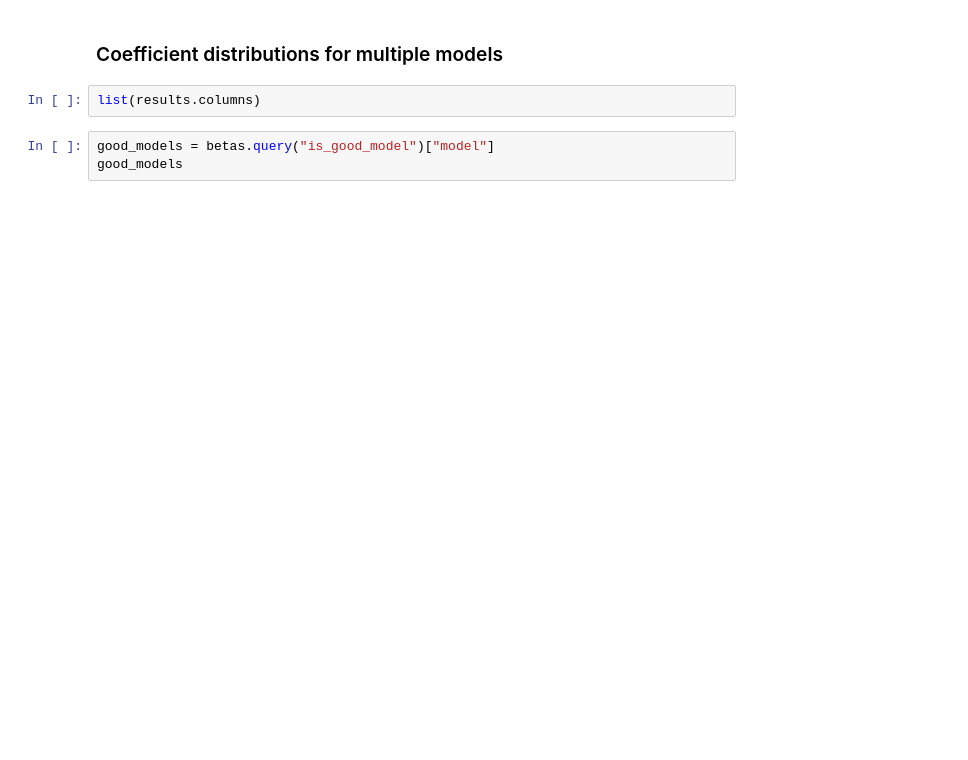
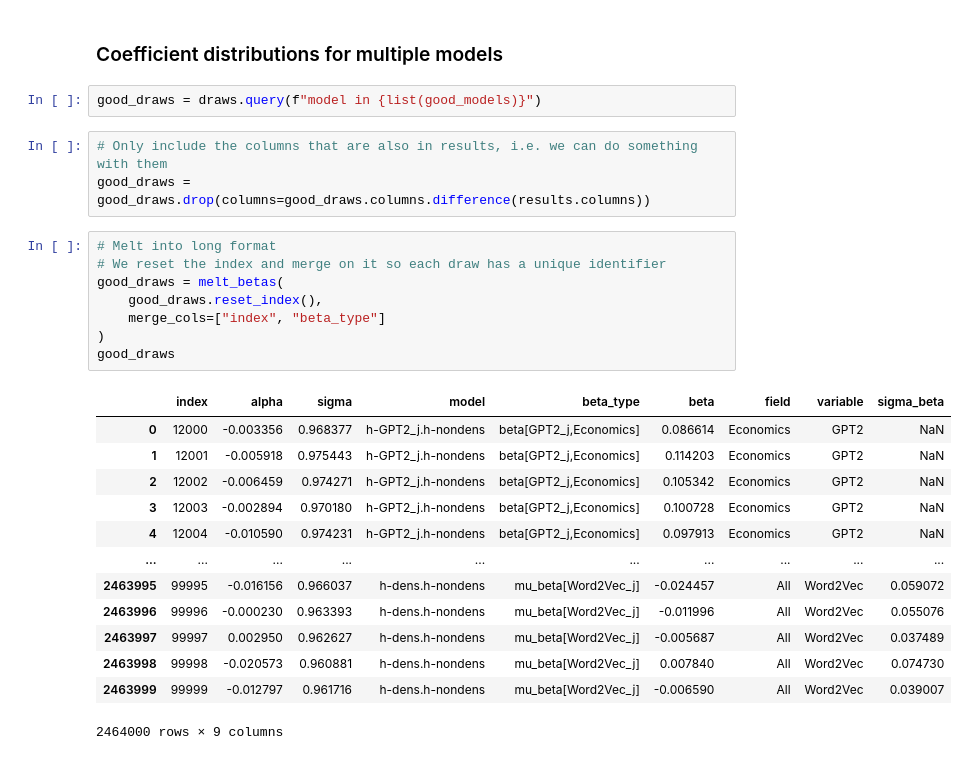
Before and after one commit to nathimel/citesim, a Jupyter notebook: src/notebooks/hierarchical_modeling_analysis.ipynb, the cells around one changed output. Cells and saved outputs as stored; diff of their text form; blank space fills up the shorter version.

```diff
--- a/src/notebooks/hierarchical_modeling_analysis.ipynb
+++ b/src/notebooks/hierarchical_modeling_analysis.ipynb
@@ -447,7 +567,29 @@ plt.tight_layout()
 # %% [markdown]
 ### Coefficient distributions for multiple models
-# %%
-list(results.columns)
-# %%
-good_models = betas.query("is_good_model")["model"]
-good_models
+# %%
+good_draws = draws.query(f"model in {list(good_models)}")
+# %%
+# Only include the columns that are also in results, i.e. we can do something with them
+good_draws = good_draws.drop(columns=good_draws.columns.difference(results.columns))
+# %%
+# Melt into long format
+# We reset the index and merge on it so each draw has a unique identifier
+good_draws = melt_betas(
+    good_draws.reset_index(),
+    merge_cols=["index", "beta_type"]
+)
+good_draws
+# %% [output]
+|  | index | alpha | sigma | model | beta_type | beta | field | variable | sigma_beta |
+| 0 | 12000 | -0.003356 | 0.968377 | h-GPT2_j.h-nondens | beta[GPT2_j,Economics] | 0.086614 | Economics | GPT2 | NaN |
+| 1 | 12001 | -0.005918 | 0.975443 | h-GPT2_j.h-nondens | beta[GPT2_j,Economics] | 0.114203 | Economics | GPT2 | NaN |
+| 2 | 12002 | -0.006459 | 0.974271 | h-GPT2_j.h-nondens | beta[GPT2_j,Economics] | 0.105342 | Economics | GPT2 | NaN |
+| 3 | 12003 | -0.002894 | 0.970180 | h-GPT2_j.h-nondens | beta[GPT2_j,Economics] | 0.100728 | Economics | GPT2 | NaN |
+| 4 | 12004 | -0.010590 | 0.974231 | h-GPT2_j.h-nondens | beta[GPT2_j,Economics] | 0.097913 | Economics | GPT2 | NaN |
+| ... | ... | ... | ... | ... | ... | ... | ... | ... | ... |
+| 2463995 | 99995 | -0.016156 | 0.966037 | h-dens.h-nondens | mu_beta[Word2Vec_j] | -0.024457 | All | Word2Vec | 0.059072 |
+| 2463996 | 99996 | -0.000230 | 0.963393 | h-dens.h-nondens | mu_beta[Word2Vec_j] | -0.011996 | All | Word2Vec | 0.055076 |
+| 2463997 | 99997 | 0.002950 | 0.962627 | h-dens.h-nondens | mu_beta[Word2Vec_j] | -0.005687 | All | Word2Vec | 0.037489 |
+| 2463998 | 99998 | -0.020573 | 0.960881 | h-dens.h-nondens | mu_beta[Word2Vec_j] | 0.007840 | All | Word2Vec | 0.074730 |
+| 2463999 | 99999 | -0.012797 | 0.961716 | h-dens.h-nondens | mu_beta[Word2Vec_j] | -0.006590 | All | Word2Vec | 0.039007 |
+2464000 rows × 9 columns
```
Also changed, not shown: parts of 21 cells of this notebook.
